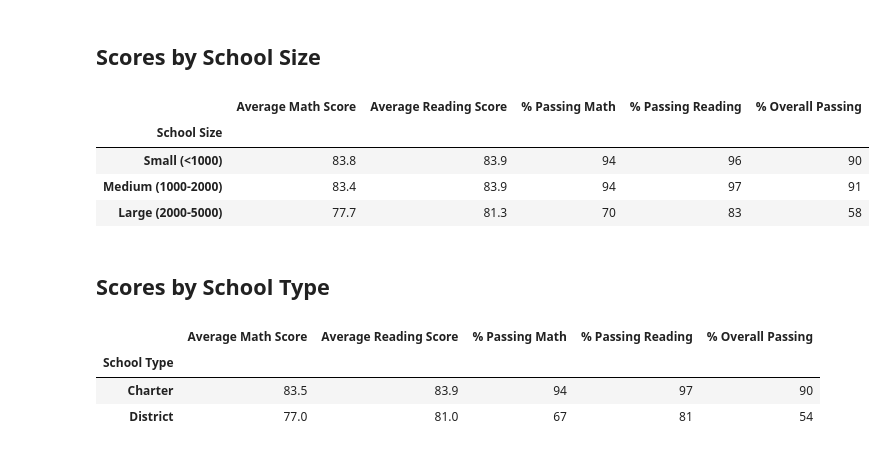
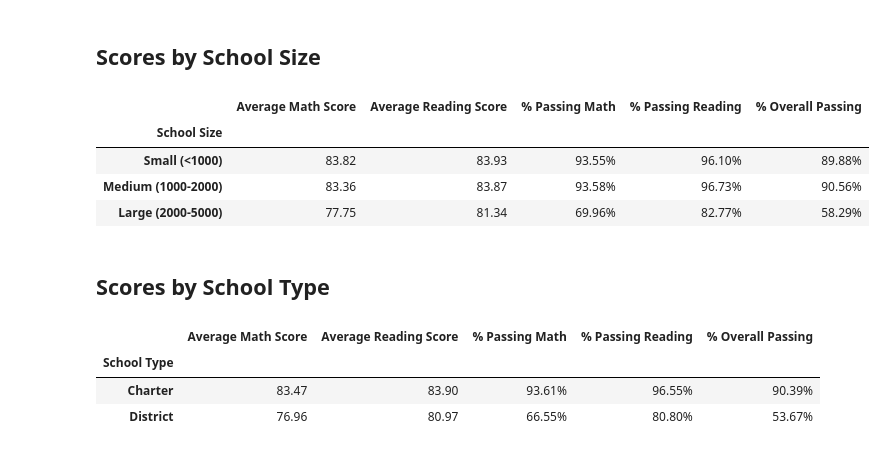
Before and after one commit to sbretag/School_District_Analysis, a Jupyter notebook: PyCitySchools_Challenge.ipynb, the cells around one changed output. Saved outputs shown, nothing was run; the diff lists cells and outputs as text; code cells hidden in the pictures.

```diff
--- a/PyCitySchools_Challenge.ipynb
+++ b/PyCitySchools_Challenge.ipynb
@@ -488,23 +488,23 @@ size_summary_df = pd.DataFrame({
 # %%
 # Format the DataFrame
 
-size_summary_df["Average Math Score"] = size_summary_df["Average Math Score"].map("{:.1f}".format)
+size_summary_df["Average Math Score"] = size_summary_df["Average Math Score"].map("{:.2f}".format)
 
-size_summary_df["Average Reading Score"] = size_summary_df["Average Reading Score"].map("{:.1f}".format)
+size_summary_df["Average Reading Score"] = size_summary_df["Average Reading Score"].map("{:.2f}".format)
 
-size_summary_df["% Passing Math"] = size_summary_df["% Passing Math"].map("{:.0f}".format)
+size_summary_df["% Passing Math"] = size_summary_df["% Passing Math"].map("{:.2f}%".format)
 
-size_summary_df["% Passing Reading"] = size_summary_df["% Passing Reading"].map("{:.0f}".format)
+size_summary_df["% Passing Reading"] = size_summary_df["% Passing Reading"].map("{:.2f}%".format)
 
-size_summary_df["% Overall Passing"] = size_summary_df["% Overall Passing"].map("{:.0f}".format)
+size_summary_df["% Overall Passing"] = size_summary_df["% Overall Passing"].map("{:.2f}%".format)
 
 size_summary_df
 # %% [output]
 |  | Average Math Score | Average Reading Score | % Passing Math | % Passing Reading | % Overall Passing |
 | School Size |  |  |  |  |  |
-| Small (<1000) | 83.8 | 83.9 | 94 | 96 | 90 |
-| Medium (1000-2000) | 83.4 | 83.9 | 94 | 97 | 91 |
-| Large (2000-5000) | 77.7 | 81.3 | 70 | 83 | 58 |
+| Small (<1000) | 83.82 | 83.93 | 93.55% | 96.10% | 89.88% |
+| Medium (1000-2000) | 83.36 | 83.87 | 93.58% | 96.73% | 90.56% |
+| Large (2000-5000) | 77.75 | 81.34 | 69.96% | 82.77% | 58.29% |
 # %% [markdown]
 ## Scores by School Type
 # %%
@@ -531,19 +531,19 @@ type_summary_df = pd.DataFrame({
 # %%
 # # Format the DataFrame
 
-type_summary_df["Average Math Score"] = type_summary_df["Average Math Score"].map("{:.1f}".format)
+type_summary_df["Average Math Score"] = type_summary_df["Average Math Score"].map("{:.2f}".format)
 
-type_summary_df["Average Reading Score"] = type_summary_df["Average Reading Score"].map("{:.1f}".format)
+type_summary_df["Average Reading Score"] = type_summary_df["Average Reading Score"].map("{:.2f}".format)
 
-type_summary_df["% Passing Math"] = type_summary_df["% Passing Math"].map("{:.0f}".format)
+type_summary_df["% Passing Math"] = type_summary_df["% Passing Math"].map("{:.2f}%".format)
 
-type_summary_df["% Passing Reading"] = type_summary_df["% Passing Reading"].map("{:.0f}".format)
+type_summary_df["% Passing Reading"] = type_summary_df["% Passing Reading"].map("{:.2f}%".format)
 
-type_summary_df["% Overall Passing"] = type_summary_df["% Overall Passing"].map("{:.0f}".format)
+type_summary_df["% Overall Passing"] = type_summary_df["% Overall Passing"].map("{:.2f}%".format)
 
 type_summary_df
 # %% [output]
 |  | Average Math Score | Average Reading Score | % Passing Math | % Passing Reading | % Overall Passing |
 | School Type |  |  |  |  |  |
-| Charter | 83.5 | 83.9 | 94 | 97 | 90 |
-| District | 77.0 | 81.0 | 67 | 81 | 54 |
+| Charter | 83.47 | 83.90 | 93.61% | 96.55% | 90.39% |
+| District | 76.96 | 80.97 | 66.55% | 80.80% | 53.67% |
```
Also changed, not shown: parts of 1 cell of this notebook, 1 other file.
